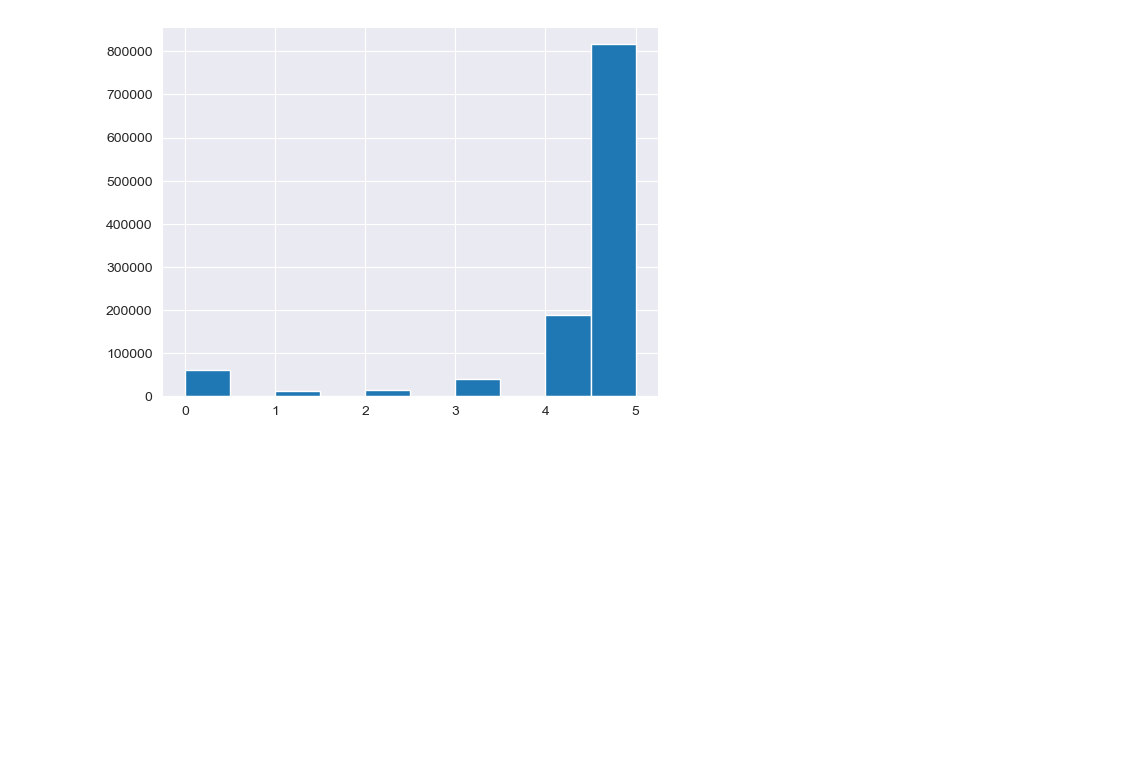
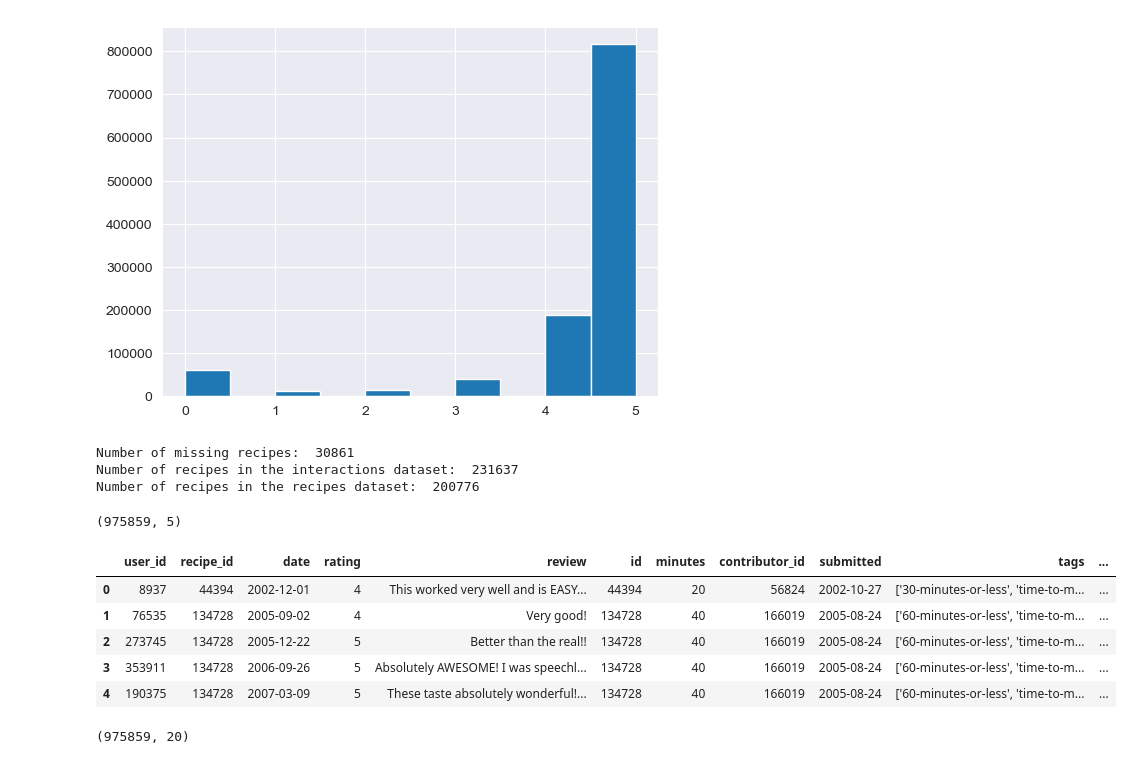
Before and after one commit to iamvinitk/food-finder, a Jupyter notebook: src/EDA.ipynb, the cells around one changed output. Cells and saved outputs as stored; diff of their text form; code cells hidden in the pictures; blank space fills up the shorter version.

Commit message:
merger users and recipe dataset

```diff
--- a/src/EDA.ipynb
+++ b/src/EDA.ipynb
@@ -337,3 +337,45 @@ interactions.rating.hist()
 # %% [output]
 <Axes: >
 [figure]
+# %%
+# check for unique recipe which are rated but not present in the recipes dataset
+
+# get the list of unique recipe ids from the interactions dataset
+unique_recipe_ids = set(interactions.recipe_id.unique())
+
+# get the list of unique recipe ids from the recipes dataset
+all_recipe_ids = set(recipes.id.unique())
+
+# find the difference
+missing_recipe_ids = unique_recipe_ids - all_recipe_ids
+print("Number of missing recipes: ", len(missing_recipe_ids))
+print("Number of recipes in the interactions dataset: ", len(unique_recipe_ids))
+print("Number of recipes in the recipes dataset: ", len(all_recipe_ids))
+# %% [output]
+Number of missing recipes:  30861
+Number of recipes in the interactions dataset:  231637
+Number of recipes in the recipes dataset:  200776
+# %%
+# since the recipes dataset is a subset of the interactions dataset, we can remove the missing recipes
+interactions = interactions[~interactions.recipe_id.isin(missing_recipe_ids)]
+# %%
+interactions.shape
+# %% [output]
+(975859, 5)
+# %%
+# merge the recipes and interactions dataset using recipe_id from the interactions dataset and id from the recipes dataset
+interactions = interactions.merge(recipes, how='left', left_on='recipe_id', right_on='id')
+# %%
+interactions.head()
+# %% [output]
+|  | user_id | recipe_id | date | rating | review | id | minutes | contributor_id | submitted | tags | ... |
+| 0 | 8937 | 44394 | 2002-12-01 | 4 | This worked very well and is EASY... | 44394 | 20 | 56824 | 2002-10-27 | ['30-minutes-or-less', 'time-to-m... | ... |
+| 1 | 76535 | 134728 | 2005-09-02 | 4 | Very good! | 134728 | 40 | 166019 | 2005-08-24 | ['60-minutes-or-less', 'time-to-m... | ... |
+| 2 | 273745 | 134728 | 2005-12-22 | 5 | Better than the real!! | 134728 | 40 | 166019 | 2005-08-24 | ['60-minutes-or-less', 'time-to-m... | ... |
+| 3 | 353911 | 134728 | 2006-09-26 | 5 | Absolutely AWESOME! I was speechl... | 134728 | 40 | 166019 | 2005-08-24 | ['60-minutes-or-less', 'time-to-m... | ... |
+| 4 | 190375 | 134728 | 2007-03-09 | 5 | These taste absolutely wonderful!... | 134728 | 40 | 166019 | 2005-08-24 | ['60-minutes-or-less', 'time-to-m... | ... |
+# %%
+# shape
+interactions.shape
+# %% [output]
+(975859, 20)
```
Also changed, not shown: parts of 3 cells of this notebook, 1 other file.
